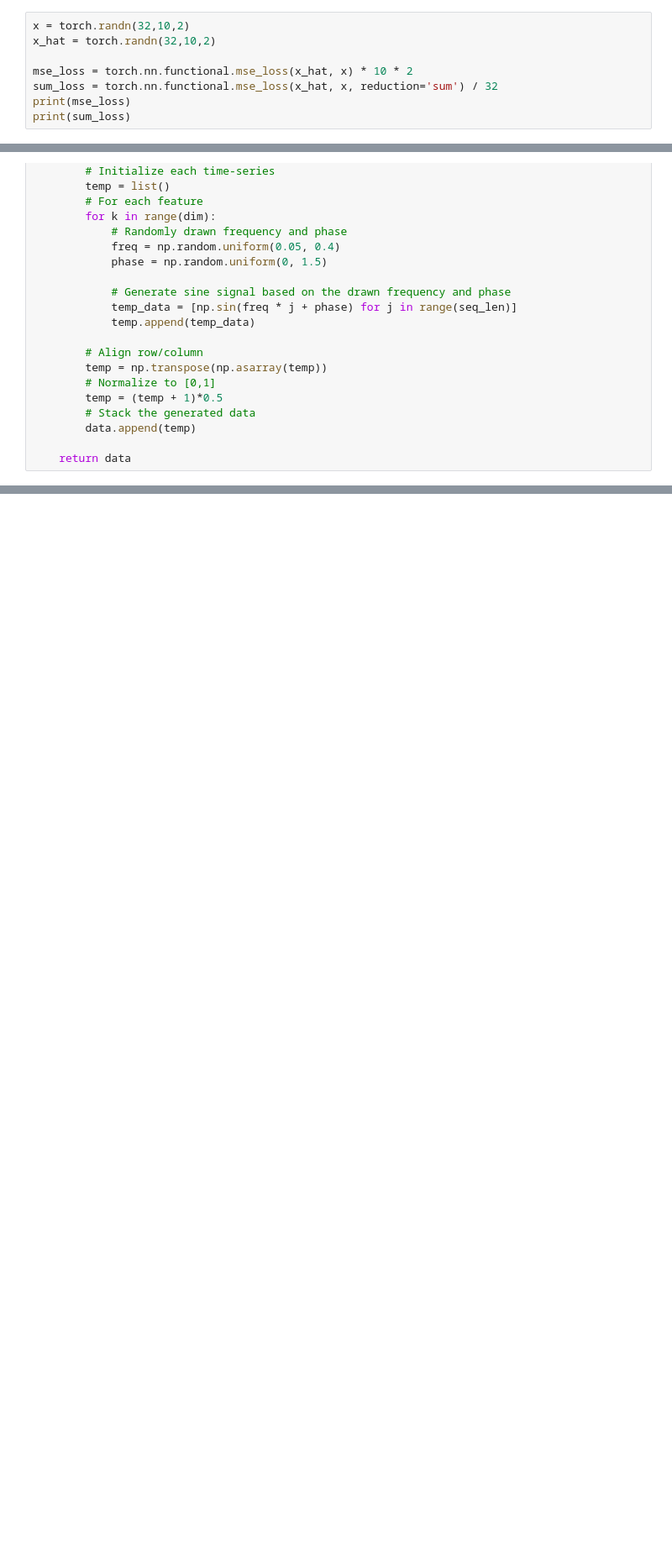
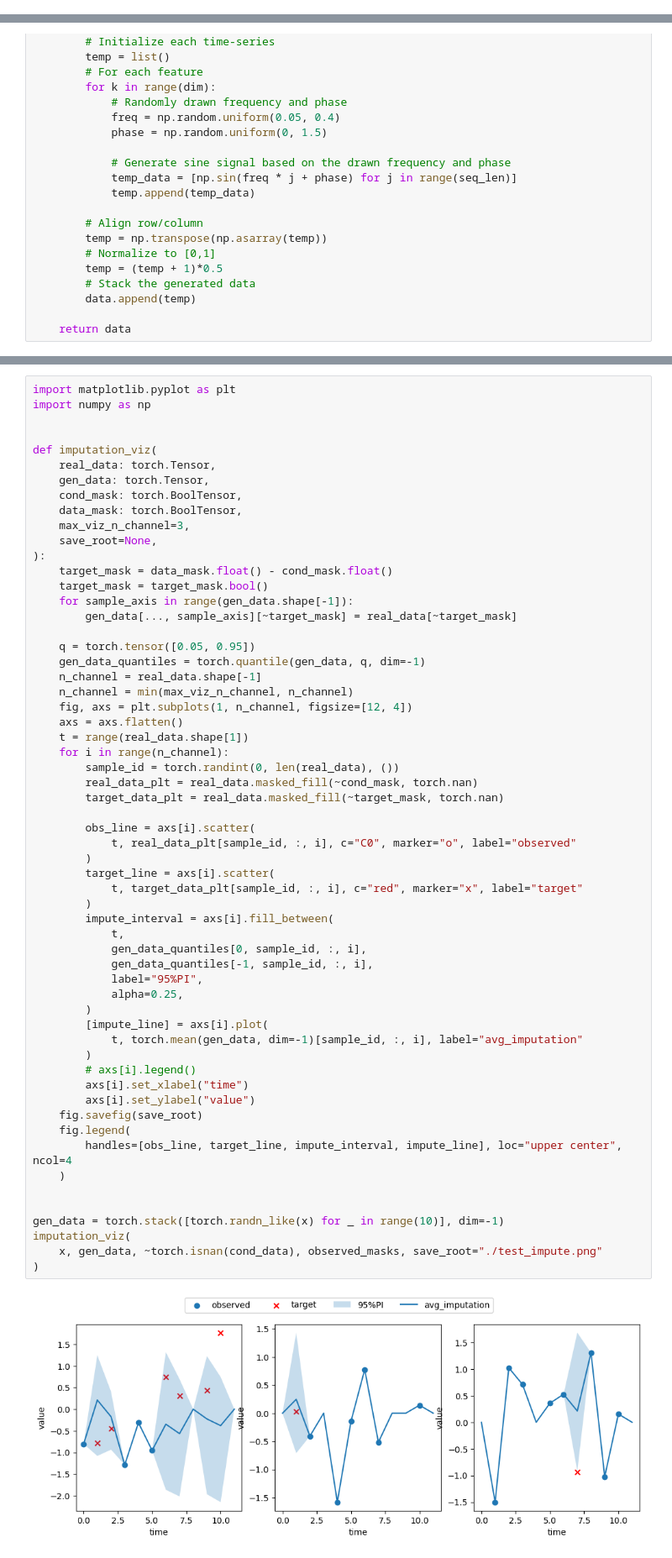
Before and after one commit to WillWang1113/GenTS, a Jupyter notebook: notebooks/my_notebook.ipynb, the cells around one changed output, grey strips where cells are left out. Shown at 84% size. Drawn from its saved outputs; the diff is of its cells as text; blank space fills up the shorter version.

```diff
--- a/notebooks/my_notebook.ipynb
+++ b/notebooks/my_notebook.ipynb
@@ -7,8 +0,0 @@ from src.layers.flow import get_mask, MaskedLinear
-# %%
-x = torch.randn(32,10,2)
-x_hat = torch.randn(32,10,2)
-
-mse_loss = torch.nn.functional.mse_loss(x_hat, x) * 10 * 2
-sum_loss = torch.nn.functional.mse_loss(x_hat, x, reduction='sum') / 32
-print(mse_loss)
-print(sum_loss)
@@ -196,3 +464,64 @@ def sine_data_generation(no, seq_len, dim, freq_scale=1):
+# %%
+import matplotlib.pyplot as plt
+import numpy as np
+
+
+def imputation_viz(
+    real_data: torch.Tensor,
+    gen_data: torch.Tensor,
+    cond_mask: torch.BoolTensor,
+    data_mask: torch.BoolTensor,
+    max_viz_n_channel=3,
+    save_root=None,
+):
+    target_mask = data_mask.float() - cond_mask.float()
+    target_mask = target_mask.bool()
+    for sample_axis in range(gen_data.shape[-1]):
+        gen_data[..., sample_axis][~target_mask] = real_data[~target_mask]
+
+    q = torch.tensor([0.05, 0.95])
+    gen_data_quantiles = torch.quantile(gen_data, q, dim=-1)
+    n_channel = real_data.shape[-1]
+    n_channel = min(max_viz_n_channel, n_channel)
+    fig, axs = plt.subplots(1, n_channel, figsize=[12, 4])
+    axs = axs.flatten()
+    t = range(real_data.shape[1])
+    for i in range(n_channel):
+        sample_id = torch.randint(0, len(real_data), ())
+        real_data_plt = real_data.masked_fill(~cond_mask, torch.nan)
+        target_data_plt = real_data.masked_fill(~target_mask, torch.nan)
+
+        obs_line = axs[i].scatter(
+            t, real_data_plt[sample_id, :, i], c="C0", marker="o", label="observed"
+        )
+        target_line = axs[i].scatter(
+            t, target_data_plt[sample_id, :, i], c="red", marker="x", label="target"
+        )
+        impute_interval = axs[i].fill_between(
+            t,
+            gen_data_quantiles[0, sample_id, :, i],
+            gen_data_quantiles[-1, sample_id, :, i],
+            label="95%PI",
+            alpha=0.25,
+        )
+        [impute_line] = axs[i].plot(
+            t, torch.mean(gen_data, dim=-1)[sample_id, :, i], label="avg_imputation"
+        )
+        # axs[i].legend()
+        axs[i].set_xlabel("time")
+        axs[i].set_ylabel("value")
+    fig.savefig(save_root)
+    fig.legend(
+        handles=[obs_line, target_line, impute_interval, impute_line], loc="upper center", ncol=4
+    )
+
+
+gen_data = torch.stack([torch.randn_like(x) for _ in range(10)], dim=-1)
+imputation_viz(
+    x, gen_data, ~torch.isnan(cond_data), observed_masks, save_root="./test_impute.png"
+)
+# %% [output]
+[figure, added]
 # %%
 from src.model.flow.fourierflow._fourier import DFT, reconstruct_DFT
 import numpy as np
```
Also changed, not shown: parts of 15 cells of this notebook, 22 other files.
